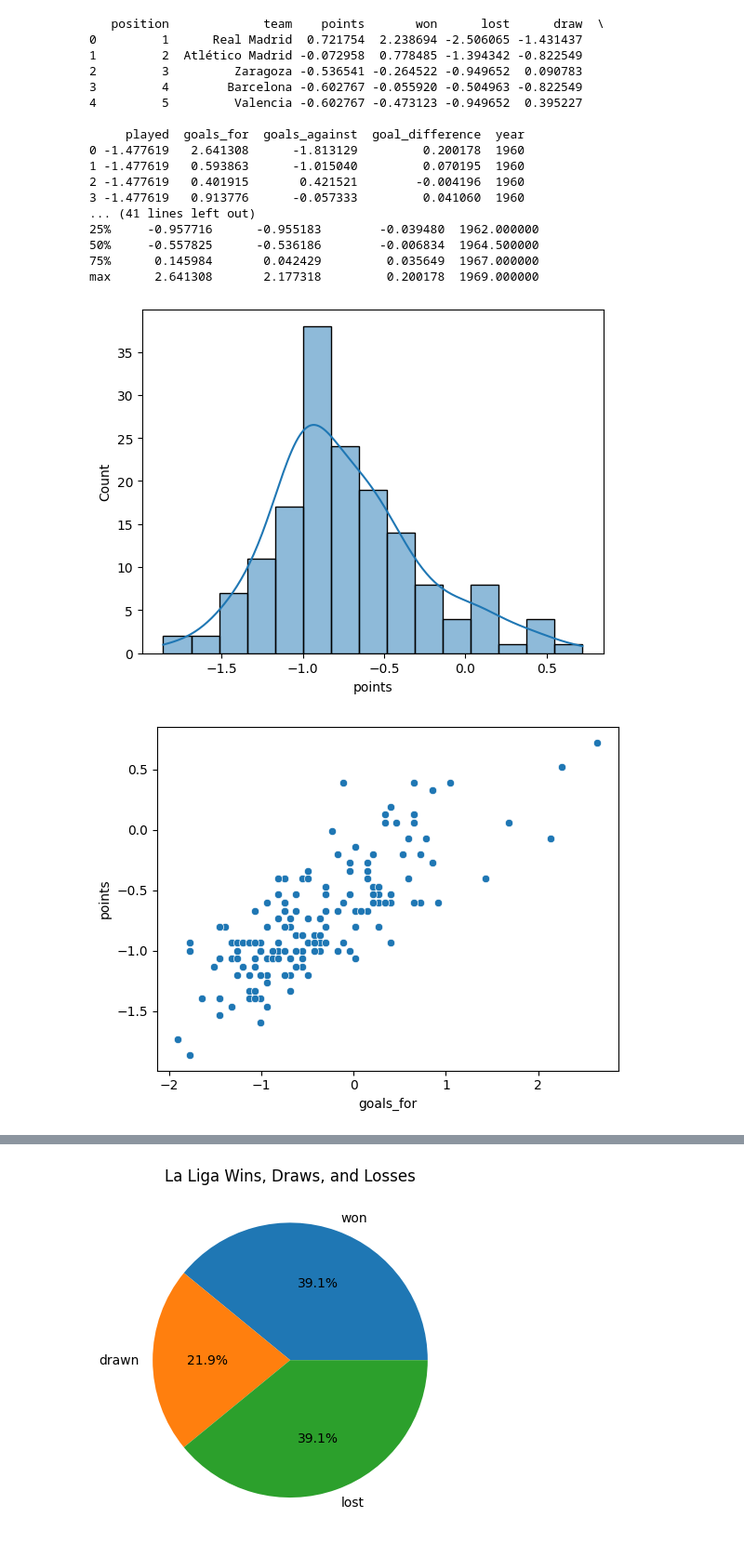
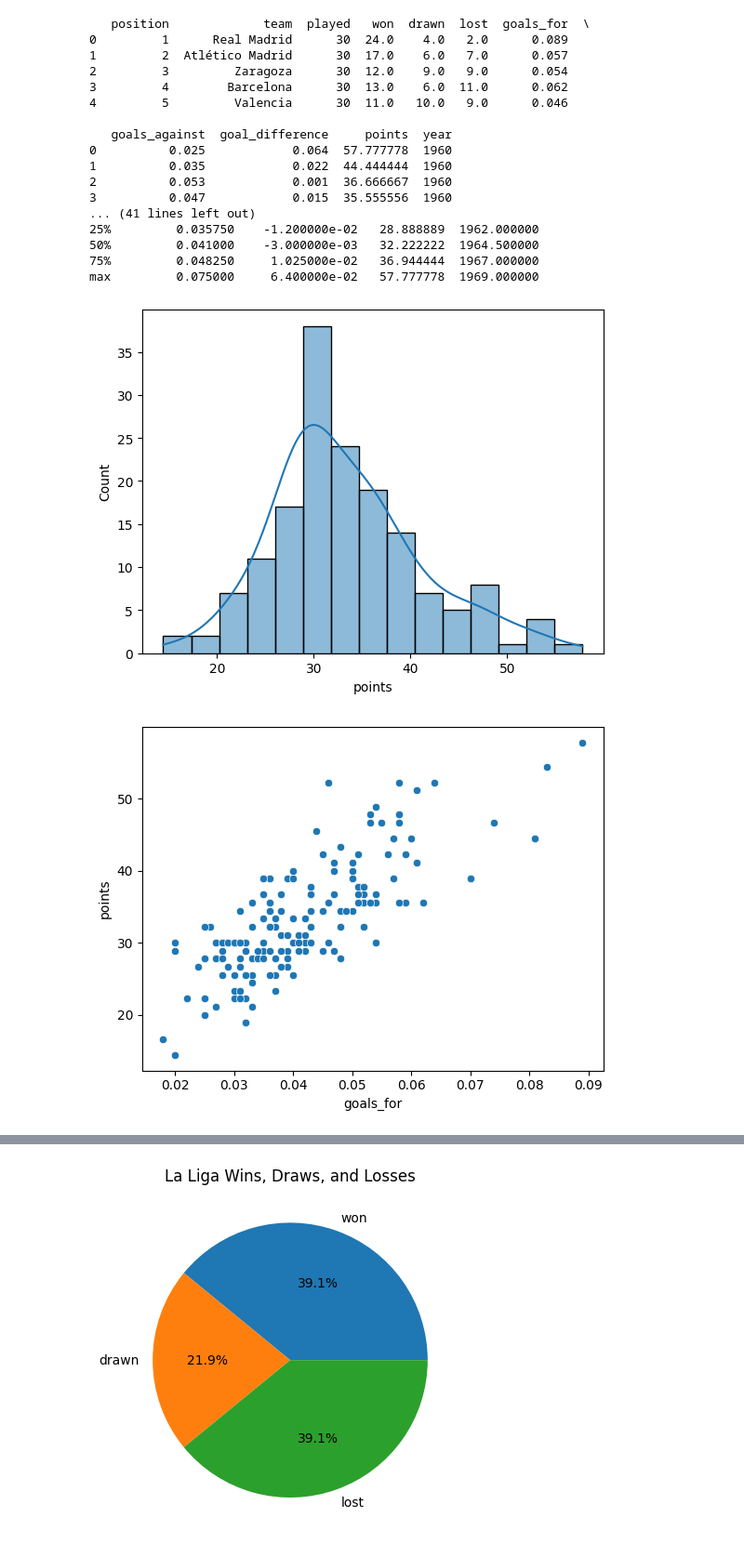
Before and after one commit to shaikhmq20/laliga-winner-predictor, a Jupyter notebook: match_data/eda_1960-1970.ipynb, the cells around one changed output, grey strips where cells are left out. Shown: that part at 93% size. Cells and saved outputs as stored; diff of their text form; code cells hidden in the pictures.

```diff
--- a/match_data/eda_1960-1970.ipynb
+++ b/match_data/eda_1960-1970.ipynb
@@ -2,68 +2,51 @@
 import pandas as pd
 import matplotlib.pyplot as plt
 import seaborn as sns
-arr=[]
-year1=1960
-year2=1961
-while(year1!=1970):
-    string=str(year1)+"-"+str(year2)[2:]
-    final_string="./normalized_data/"+string+"_normalized.csv"
-    arr.append(final_string)
-    year1=year1+1
-    year2=year2+1
-data_frames = []
-for file_name in arr:
-    data = pd.read_csv(file_name)
-    data_frames.append(data)
-la_liga = pd.concat(data_frames)
+la_liga=pd.read_csv("../normalized_data/1960-1970.csv")
 
 
 
 
 
-
-data= la_liga[['position', 'team', 'points', 'won', 'lost', 'draw', 'played', 'goals_for', 'goal_difference']]
+data= la_liga[['position', 'team', 'points', 'won', 'lost', 'drawn', 'played', 'goals_for', 'goal_difference']]
 print(la_liga.head())
 
 
 print(la_liga.shape)
 
 
 print(la_liga.dtypes)
 
 
 print(la_liga.isnull().sum())
 
 
 print(la_liga.describe())
 
 
 sns.histplot(la_liga['points'], kde=True)
 plt.show()
 
 
 sns.scatterplot(x='goals_for', y='points', data=la_liga)
 plt.show()
-
-sns.heatmap(la_liga.corr(), annot=True, cmap='coolwarm')
-plt.show()
 # %% [output]
-   position             team    points       won      lost      draw  \
-0         1      Real Madrid  0.721754  2.238694 -2.506065 -1.431437
-1         2  Atlético Madrid -0.072958  0.778485 -1.394342 -0.822549
-2         3         Zaragoza -0.536541 -0.264522 -0.949652  0.090783
-3         4        Barcelona -0.602767 -0.055920 -0.504963 -0.822549
-4         5         Valencia -0.602767 -0.473123 -0.949652  0.395227
+   position             team  played   won  drawn  lost  goals_for  \
+0         1      Real Madrid      30  24.0    4.0   2.0      0.089
+1         2  Atlético Madrid      30  17.0    6.0   7.0      0.057
+2         3         Zaragoza      30  12.0    9.0   9.0      0.054
+3         4        Barcelona      30  13.0    6.0  11.0      0.062
+4         5         Valencia      30  11.0   10.0   9.0      0.046
 
-     played  goals_for  goals_against  goal_difference  year
-0 -1.477619   2.641308      -1.813129         0.200178  1960
-1 -1.477619   0.593863      -1.015040         0.070195  1960
-2 -1.477619   0.401915       0.421521        -0.004196  1960
-3 -1.477619   0.913776      -0.057333         0.041060  1960
+   goals_against  goal_difference     points  year
+0          0.025            0.064  57.777778  1960
+1          0.035            0.022  44.444444  1960
+2          0.053            0.001  36.666667  1960
+3          0.047            0.015  35.555556  1960
 ... (41 lines left out)
-25%     -0.957716      -0.955183        -0.039480  1962.000000
-50%     -0.557825      -0.536186        -0.006834  1964.500000
-75%      0.145984       0.042429         0.035649  1967.000000
-max      2.641308       2.177318         0.200178  1969.000000
+25%         0.035750    -1.200000e-02   28.888889  1962.000000
+50%         0.041000    -3.000000e-03   32.222222  1964.500000
+75%         0.048250     1.025000e-02   36.944444  1967.000000
+max         0.075000     6.400000e-02   57.777778  1969.000000
-[figure, old version]
+[figure, new version]
-[figure, old version]
+[figure, new version]
```
Also changed, not shown: parts of 3 cells of this notebook, 10 other files.
